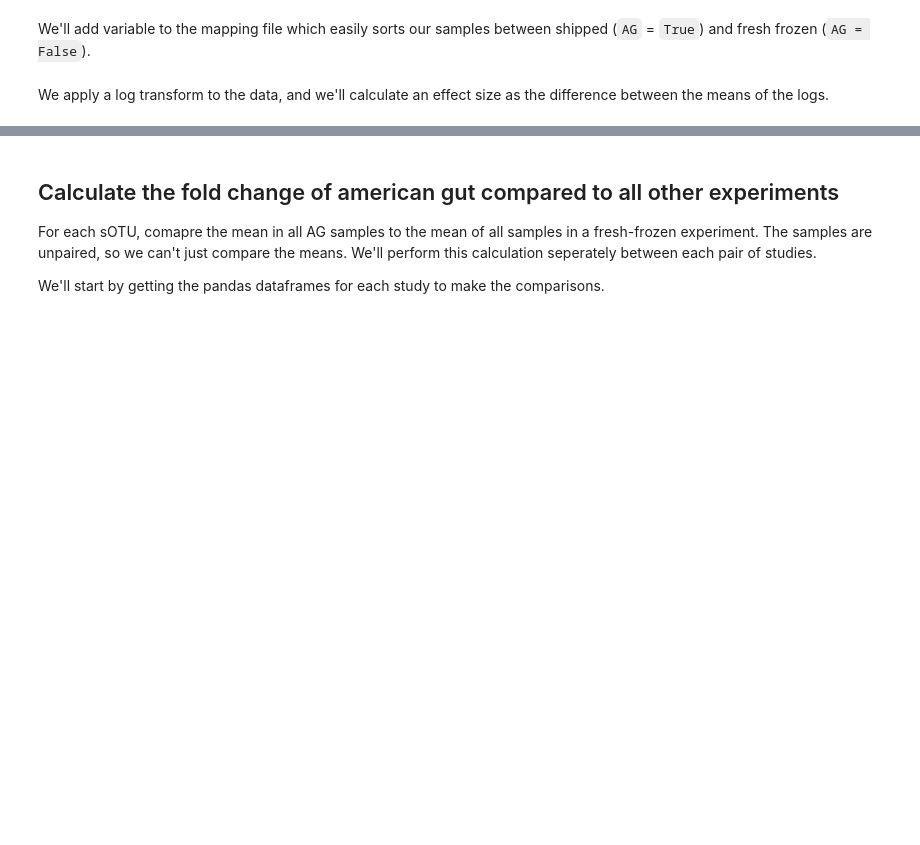
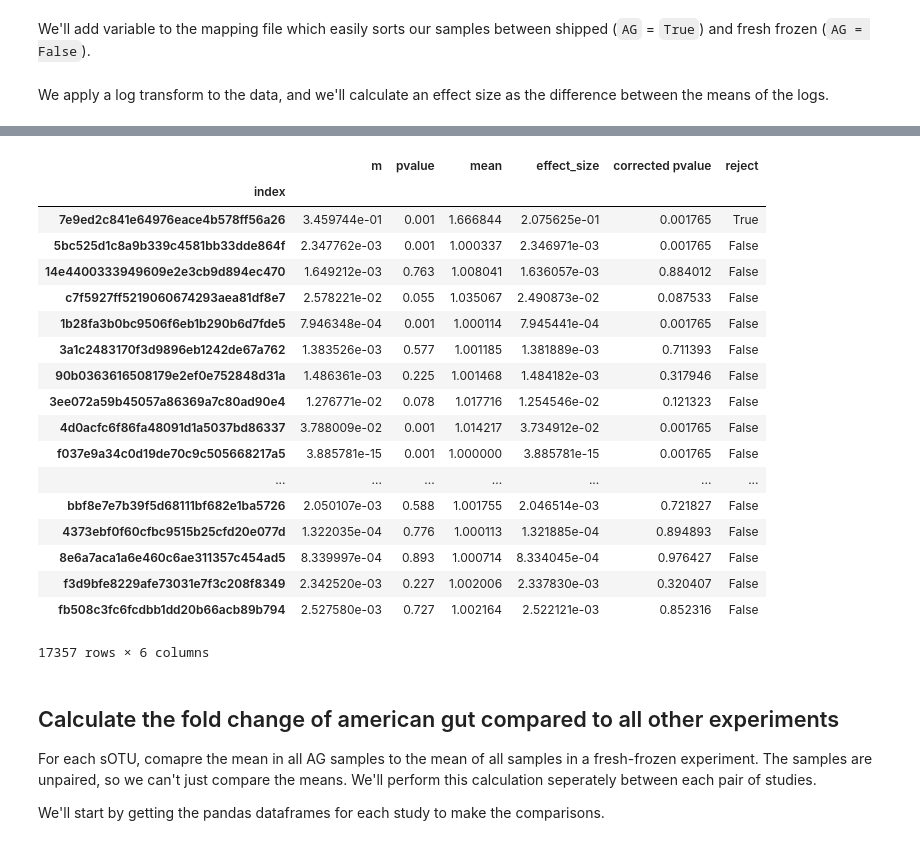
Before and after one commit to knightlab-analyses/bloom-analyses, a Jupyter notebook: ipynb/identify-bloomers-jamie.ipynb, the cells around one changed output, grey strips where cells are left out. Saved outputs shown, nothing was run; the diff lists cells and outputs as text; code cells hidden in the pictures; blank space fills up the shorter version.

```diff
--- a/ipynb/identify-bloomers-jamie.ipynb
+++ b/ipynb/identify-bloomers-jamie.ipynb
@@ -417,5 +409,29 @@ We'll use ANCOM [[5](#5)] to analyze the differential abundance between the fres
+# %%
+def hash_sequence_ids(sequences):
+    """Converts the sequence to a md5 hash"""
+    sequences['md5'] = sequences['sequence'].apply(
+        lambda x: hashlib.md5(x.encode('utf-8')).hexdigest()
+    )
+
+    return sequences
+
+def map_frozen_taxonomy(sequence):
+    tax = fec_sotu_b.metadata(sequence, axis='observation')['taxonomy']
+    return ';'.join(tax)
 # %%
 fec_otu = exploding_panda(fec_sotu_b).to_dense()
+# %%
+fec_otu.reset_index(inplace=True)
+sequences = fec_otu[['index']].copy()
+sequences.rename(columns={'index': 'sequence'}, inplace=True)
+freeze_thaw = hash_sequence_ids(sequences)
+freeze_thaw['taxonomy'] = freeze_thaw['sequence'].apply(map_frozen_taxonomy)
+# %%
+md_key = freeze_thaw.set_index('sequence').to_dict()
+freeze_thaw.set_index('md5', inplace=True)
+
+fec_otu['index'] = fec_otu['index'].apply(lambda x: md_key['md5'][x])
+fec_otu = fec_otu.set_index('index')
 # %% [markdown]
 Now, we'll perform log normalization percentile normalized data.
 # %%
@@ -440,6 +478,28 @@ res['effect_size'] = res.m / res['mean']
 res['corrected pvalue'] = multipletests(res.pvalue, method='fdr_bh')[1]
 # %%
 res['reject'] = np.logical_and(res['pvalue'] <= 0.001,  res['effect_size'] > 0.1)
+# %%
+res
+# %% [output]
+|  | m | pvalue | mean | effect_size | corrected pvalue | reject |
+| index |  |  |  |  |  |  |
+| 7e9ed2c841e64976eace4b578ff56a26 | 3.459744e-01 | 0.001 | 1.666844 | 2.075625e-01 | 0.001765 | True |
+| 5bc525d1c8a9b339c4581bb33dde864f | 2.347762e-03 | 0.001 | 1.000337 | 2.346971e-03 | 0.001765 | False |
+| 14e4400333949609e2e3cb9d894ec470 | 1.649212e-03 | 0.763 | 1.008041 | 1.636057e-03 | 0.884012 | False |
+| c7f5927ff5219060674293aea81df8e7 | 2.578221e-02 | 0.055 | 1.035067 | 2.490873e-02 | 0.087533 | False |
+| 1b28fa3b0bc9506f6eb1b290b6d7fde5 | 7.946348e-04 | 0.001 | 1.000114 | 7.945441e-04 | 0.001765 | False |
+| 3a1c2483170f3d9896eb1242de67a762 | 1.383526e-03 | 0.577 | 1.001185 | 1.381889e-03 | 0.711393 | False |
+| 90b0363616508179e2ef0e752848d31a | 1.486361e-03 | 0.225 | 1.001468 | 1.484182e-03 | 0.317946 | False |
+| 3ee072a59b45057a86369a7c80ad90e4 | 1.276771e-02 | 0.078 | 1.017716 | 1.254546e-02 | 0.121323 | False |
+| 4d0acfc6f86fa48091d1a5037bd86337 | 3.788009e-02 | 0.001 | 1.014217 | 3.734912e-02 | 0.001765 | False |
+| f037e9a34c0d19de70c9c505668217a5 | 3.885781e-15 | 0.001 | 1.000000 | 3.885781e-15 | 0.001765 | False |
+| ... | ... | ... | ... | ... | ... | ... |
+| bbf8e7e7b39f5d68111bf682e1ba5726 | 2.050107e-03 | 0.588 | 1.001755 | 2.046514e-03 | 0.721827 | False |
+| 4373ebf0f60cfbc9515b25cfd20e077d | 1.322035e-04 | 0.776 | 1.000113 | 1.321885e-04 | 0.894893 | False |
+| 8e6a7aca1a6e460c6ae311357c454ad5 | 8.339997e-04 | 0.893 | 1.000714 | 8.334045e-04 | 0.976427 | False |
+| f3d9bfe8229afe73031e7f3c208f8349 | 2.342520e-03 | 0.227 | 1.002006 | 2.337830e-03 | 0.320407 | False |
+| fb508c3fc6fcdbb1dd20b66acb89b794 | 2.527580e-03 | 0.727 | 1.002164 | 2.522121e-03 | 0.852316 | False |
+17357 rows × 6 columns
 # %% [markdown]
 ## Calculate the fold change of american gut compared to all other experiments
 For each sOTU, comapre the mean in all AG samples to the mean of all samples in a fresh-frozen experiment. The samples are unpaired, so we can't just compare the means. We'll perform this calculation seperately between each pair of studies.
```
Also changed, not shown: parts of 5 cells of this notebook, 2 other files.
